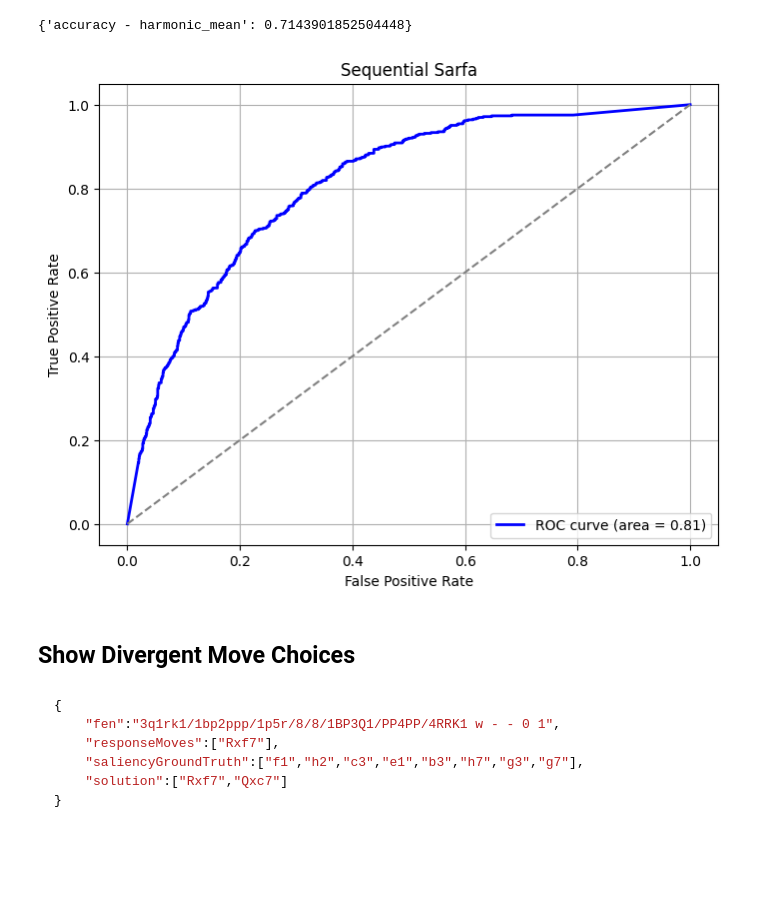
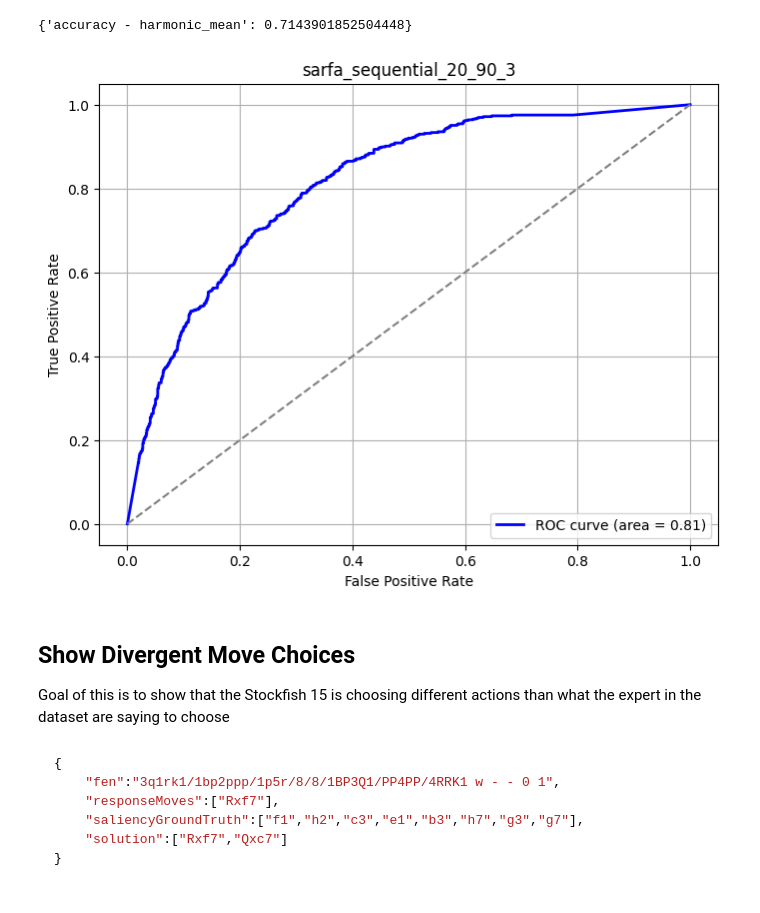
Before and after one commit to radroof22/xAI-chess, a Jupyter notebook: sequential_sarfa.ipynb, the cells around one changed output. Drawn from its saved outputs; the diff is of its cells as text; code cells hidden in the pictures; blank space fills up the shorter version.

````diff
--- a/sequential_sarfa.ipynb
+++ b/sequential_sarfa.ipynb
@@ -62,9 +65,12 @@ def sequential_saliency_algorithm(fen, discount_factor, depth, runtime=2.0):
                 optimal_move = sarfa_compute_result.optimal_move
                 optimal_move_q = sarfa_compute_result.optimal_move_q_val
 
+            # update original board position saliency for the result
             perturbed_position_original_str = current_to_original_pos_mapping[perturbed_position_str]
             saliency_results[perturbed_position_original_str] += (sarfa_compute_result.saliency * (discount_factor ** curr_step))
-            saliency_results_timestep[perturbed_position_original_str] += sarfa_compute_result.saliency
+
+            # make a copy that is used for visualizing timestamp saliencing
+            saliency_results_timestep[perturbed_position_str] += sarfa_compute_result.saliency
         if not optimal_move:
             print("no vaid move found")
             break
@@ -200,0 +151,8 @@ import matplotlib.pyplot as plt
+# %%
+# settings
+DISCOUNT_FACTOR = 0.9
+DEPTH = 3
+RUNTIME=2.0
+
+name = f"sarfa_sequential_{int(RUNTIME * 10)}_{int(DISCOUNT_FACTOR * 100)}_{DEPTH}"
+name
@@ -203,3 +174,3 @@ sequential_benchmark_function = lambda x, _: sequential_saliency_algorithm(x, DI
 # %%
-benchmark = SafraBenchmark(sequential_benchmark_function, name=name, sanity_check=False)
+benchmark = SarfaBenchmark.run(sequential_benchmark_function, name=name, sanity_check=True)
 # %% [output]
@@ -207,18 +185,20 @@ NameError: name 'name' is not defined
 # %% [markdown]
 # Analysis
 # %%
-sarfa_benchmark = SafraBenchmark.load_results(sequential_benchmark_function, name)
+sarfa_benchmark = SarfaBenchmark.load_results(sequential_benchmark_function, name)
 # %%
 sarfa_benchmark.accuracy()
 # %% [output]
 {'accuracy - harmonic_mean': 0.7143901852504448}
 # %%
-fig = sarfa_benchmark.plot_roc(name="Sequential Sarfa")
+fig = sarfa_benchmark.plot_roc(name=name)
 display(fig)
 # %% [output]
-[figure, old version]
+[figure, new version]
-# %% [markdown]
-## Show Divergent Move Choices
+# %% [markdown]
+## Show Divergent Move Choices
+
+Goal of this is to show that the Stockfish 15 is choosing different actions than what the expert in the dataset are saying to choose
 # %% [markdown]
 ```json
 {
````
Also changed, not shown: parts of 61 cells of this notebook, 9 other files.
